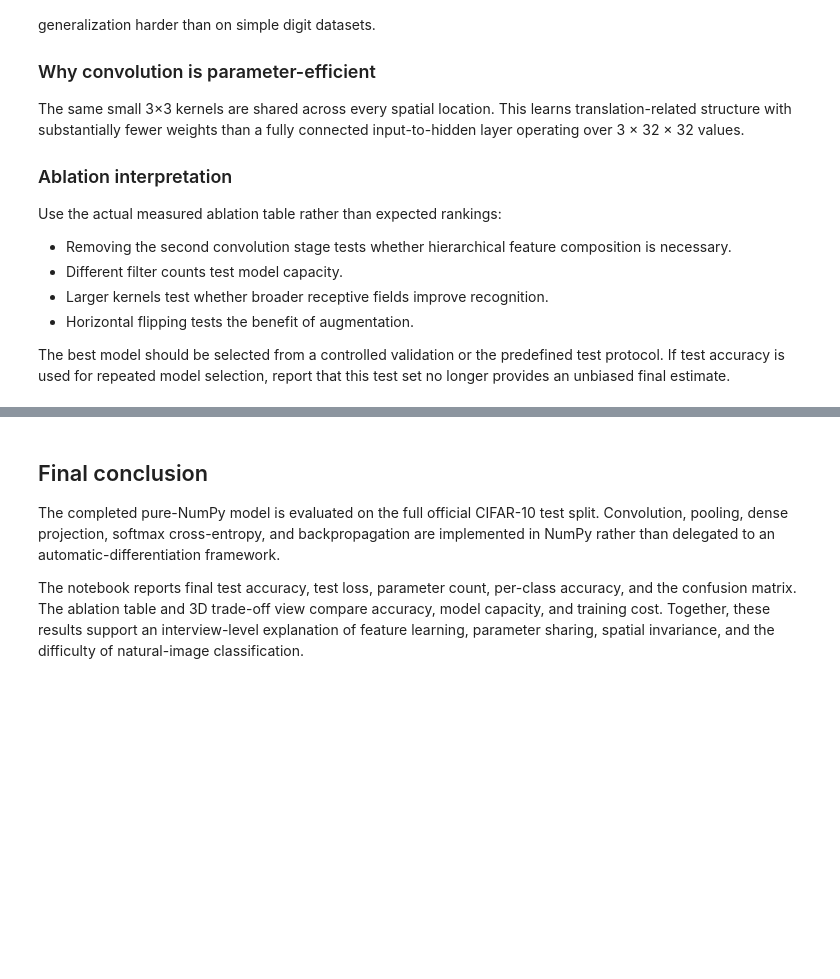
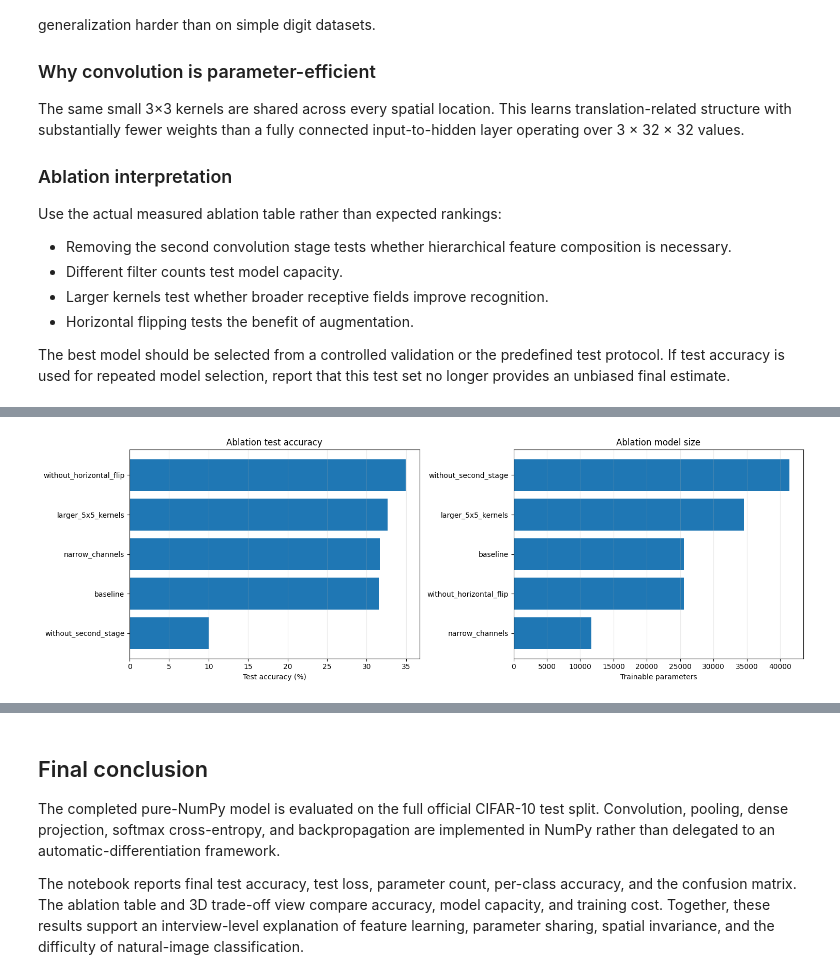
Before and after one commit to ArshiBansal/visual-feature-learning, a Jupyter notebook: notebooks/06_results_and_reflection.ipynb, the cells around one changed output, grey strips where cells are left out. Drawn from its saved outputs; the diff is of its cells as text; code cells hidden in the pictures; blank space fills up the shorter version.

```diff
--- a/notebooks/06_results_and_reflection.ipynb
+++ b/notebooks/06_results_and_reflection.ipynb
@@ -448,0 +558,29 @@ Saved: C:\Users\hp\Documents\GitHub\visual-feature-learning\outputs\final_analys
+# %%
+if ablation_df is not None:
+    fig, axes = plt.subplots(1, 2, figsize=(15, 5))
+
+    accuracy_order = ablation_df.sort_values(
+        "Test accuracy",
+        ascending=True,
+    )
+    axes[0].barh(
+        accuracy_order["Experiment"],
+        accuracy_order["Test accuracy"] * 100,
+    )
+    axes[0].set_xlabel("Test accuracy (%)")
+    axes[0].set_title("Ablation test accuracy")
+    axes[0].grid(axis="x", alpha=0.25)
+
+    parameter_order = ablation_df.sort_values("Parameters", ascending=True)
+    axes[1].barh(
+        parameter_order["Experiment"],
+        parameter_order["Parameters"],
+    )
+    axes[1].set_xlabel("Trainable parameters")
+    axes[1].set_title("Ablation model size")
+    axes[1].grid(axis="x", alpha=0.25)
+
+    fig.tight_layout()
+    plt.show()
+# %% [output]
+[figure, added]
```
Also changed, not shown: parts of 20 cells of this notebook.
